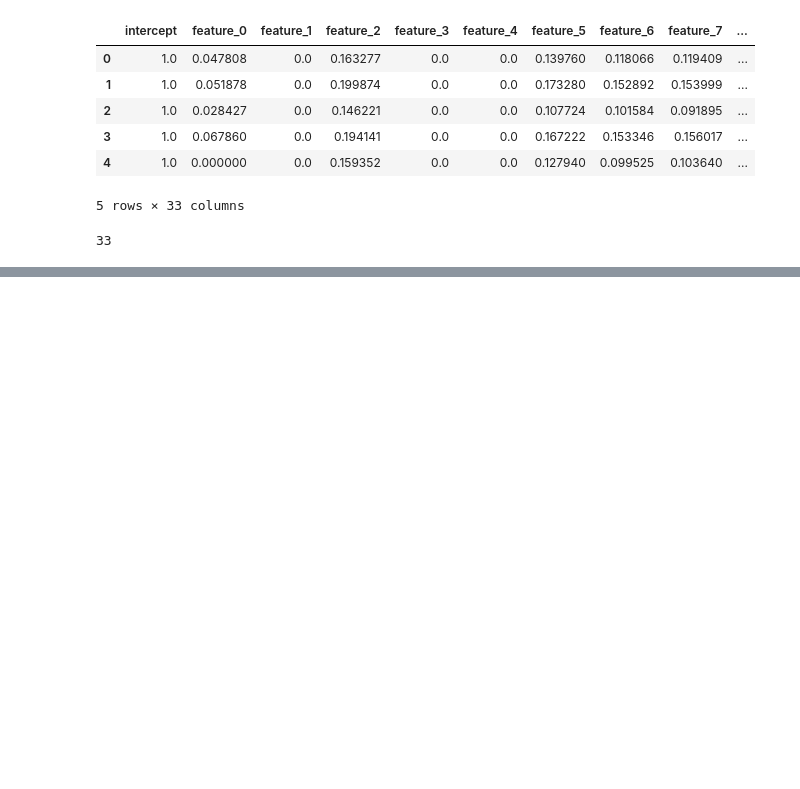
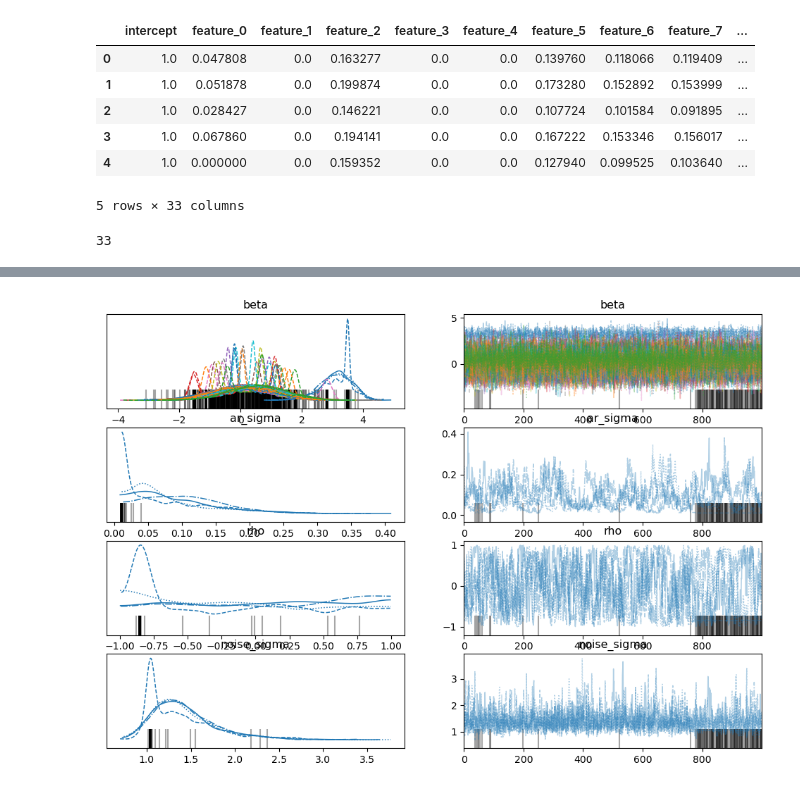
Before and after one commit to Gayara-Fernando/Bayes_for_TN, a Jupyter notebook: 5_BTS_implementation.ipynb, the cells around one changed output, grey strips where cells are left out. Cells and saved outputs as stored; diff of their text form; code cells hidden in the pictures; blank space fills up the shorter version.

```diff
--- a/5_BTS_implementation.ipynb
+++ b/5_BTS_implementation.ipynb
@@ -363,0 +415,17 @@ AttributeError: 'function' object has no attribute 'sample'
+# %%
+# Let's also get the posterior plots
+nuts_trace_ar_latent = az.from_dict(
+    posterior={
+        k:np.swapaxes(v.numpy(), 1, 0)
+        for k, v in mcmc_samples_bts._asdict().items()},
+    sample_stats={
+        k:np.swapaxes(sampler_stats_bts[k], 1, 0)
+        for k in ["target_log_prob", "diverging", "accept_ratio", "n_steps"]}
+)
+
+axes = az.plot_trace(
+    nuts_trace_ar_latent,
+    var_names=['beta', 'ar_sigma', 'rho', 'noise_sigma'],
+    compact=True);
+# %% [output]
+[figure, added]
```
Also changed, not shown: parts of 17 cells of this notebook.
